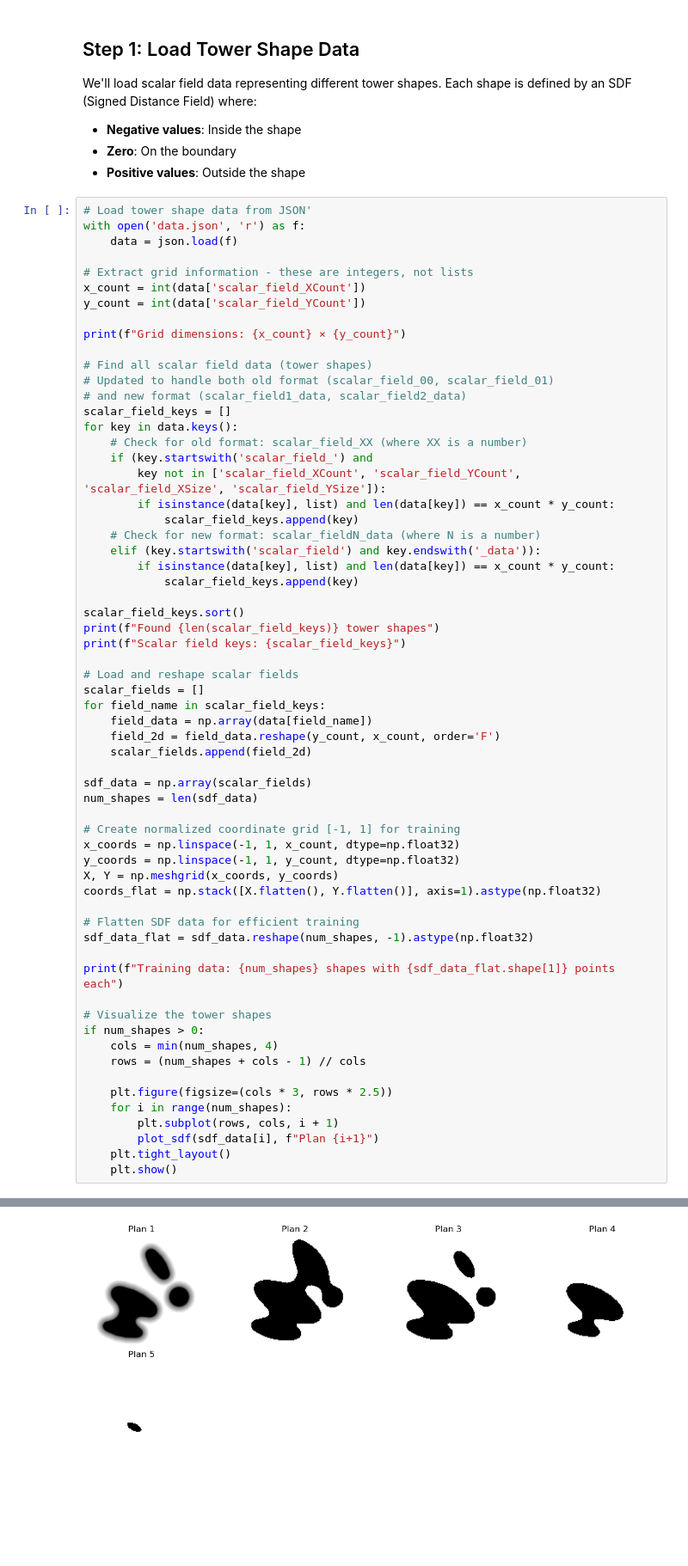
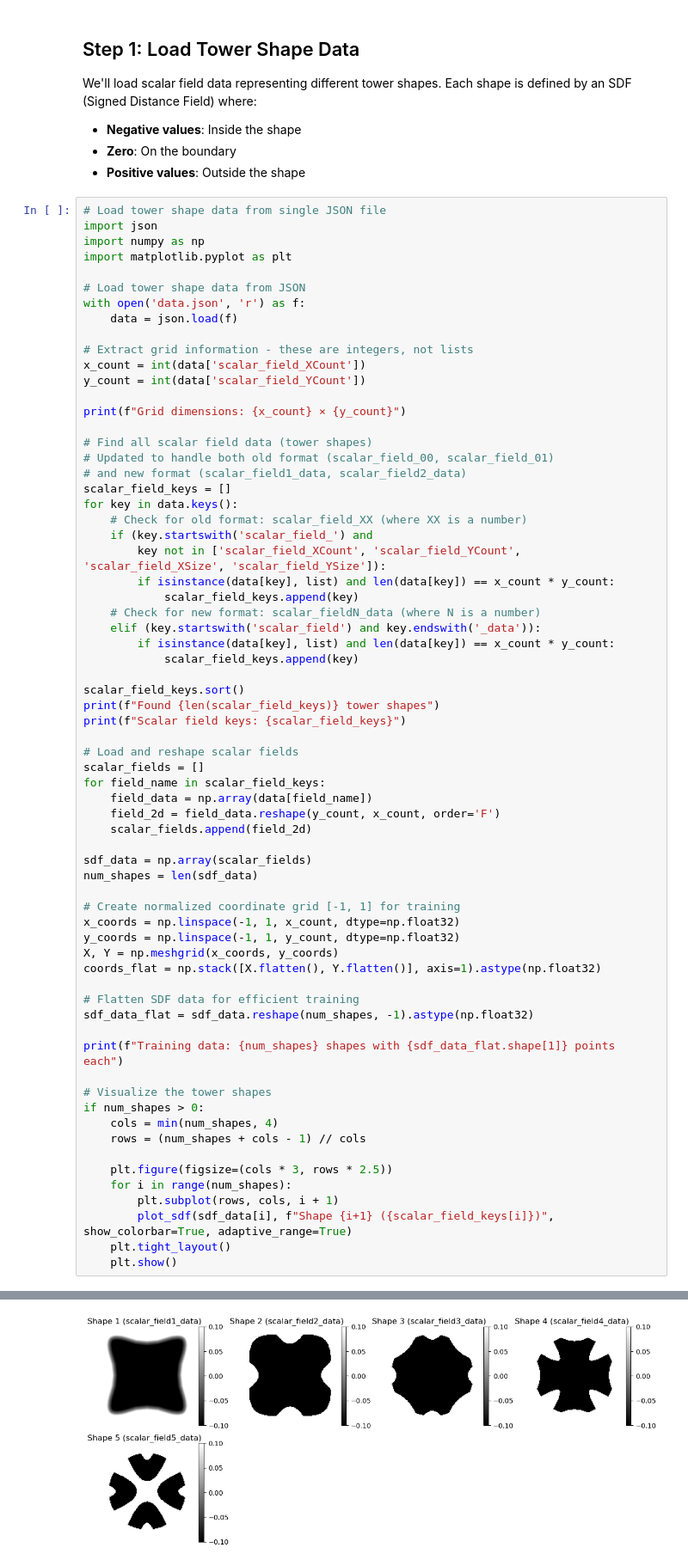
Before and after one commit to GitZHCODE/LatentSDF, a Jupyter notebook: AutoDecoder.ipynb, the cells around one changed output, grey strips where cells are left out. Shown at 86% size. Cells and saved outputs as stored; diff of their text form; blank space fills up the shorter version.

```diff
--- a/AutoDecoder.ipynb
+++ b/AutoDecoder.ipynb
@@ -61,7 +88,12 @@ We'll load scalar field data representing different tower shapes. Each shape is
 - **Zero**: On the boundary
 - **Positive values**: Outside the shape
 # %%
-# Load tower shape data from JSON'
+# Load tower shape data from single JSON file
+import json
+import numpy as np
+import matplotlib.pyplot as plt
+
+# Load tower shape data from JSON
 with open('data.json', 'r') as f:
     data = json.load(f)
 
@@ -99,33 +131,33 @@ for field_name in scalar_field_keys:
 
 sdf_data = np.array(scalar_fields)
 num_shapes = len(sdf_data)
 
 # Create normalized coordinate grid [-1, 1] for training
 x_coords = np.linspace(-1, 1, x_count, dtype=np.float32)
 y_coords = np.linspace(-1, 1, y_count, dtype=np.float32)
 X, Y = np.meshgrid(x_coords, y_coords)
 coords_flat = np.stack([X.flatten(), Y.flatten()], axis=1).astype(np.float32)
 
 # Flatten SDF data for efficient training
 sdf_data_flat = sdf_data.reshape(num_shapes, -1).astype(np.float32)
 
 print(f"Training data: {num_shapes} shapes with {sdf_data_flat.shape[1]} points each")
 
 # Visualize the tower shapes
 if num_shapes > 0:
     cols = min(num_shapes, 4)
     rows = (num_shapes + cols - 1) // cols
 
     plt.figure(figsize=(cols * 3, rows * 2.5))
     for i in range(num_shapes):
         plt.subplot(rows, cols, i + 1)
-        plot_sdf(sdf_data[i], f"Plan {i+1}")
+        plot_sdf(sdf_data[i], f"Shape {i+1} ({scalar_field_keys[i]})", show_colorbar=True, adaptive_range=True)
     plt.tight_layout()
     plt.show()
 # %% [output]
 Grid dimensions: 128 × 128
 Found 5 tower shapes
 Scalar field keys: ['scalar_field1_data', 'scalar_field2_data', 'scalar_field3_data', 'scalar_field4_data', 'scalar_field5_data']
 Training data: 5 shapes with 16384 points each
-[figure, old version]
+[figure, new version]
 # %%
```
Also changed, not shown: parts of 9 cells of this notebook.
